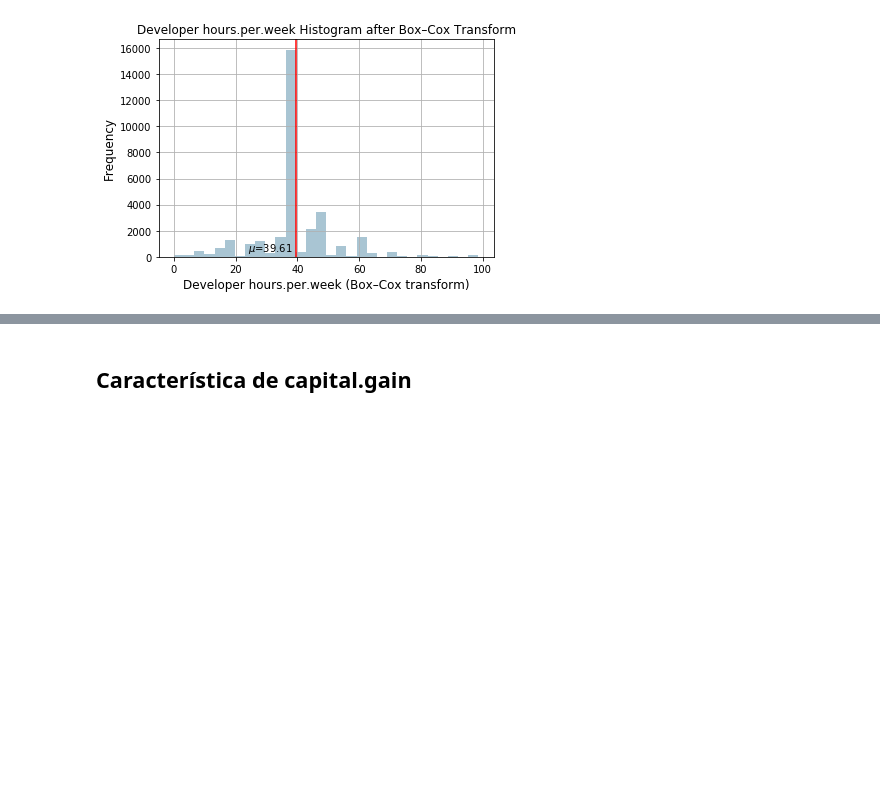
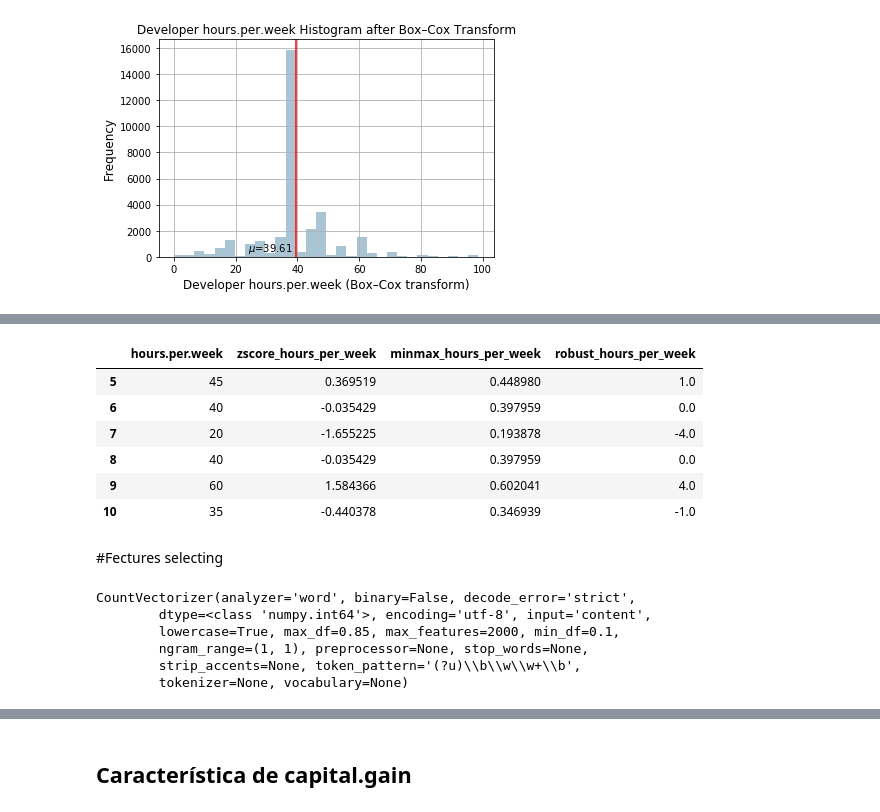
Before and after one commit to fepineda/AnalisisCensos, a Jupyter notebook: pre-process/pre-process.ipynb, the cells around one changed output, grey strips where cells are left out. Saved outputs shown, nothing was run; the diff lists cells and outputs as text; code cells hidden in the pictures; blank space fills up the shorter version.

```diff
--- a/pre-process/pre-process.ipynb
+++ b/pre-process/pre-process.ipynb
@@ -184,0 +204,7 @@ Text(24,450,'$\\mu$=5.01')
+# %%
+from sklearn.preprocessing import LabelEncoder
+
+gle_age_quantile_label = LabelEncoder()
+age_quantile_label_labels = gle_age_quantile_label.fit_transform(adult_df['age_quantile_label'])
+age_quantile_label_mappings = {index: label for index, label in enumerate(gle_age_quantile_label.classes_)}
+age_quantile_label_mappings
@@ -293,0 +382,26 @@ Text(24,450,'$\\mu$=39.61')
+# %%
+rs = RobustScaler()
+adult_df['robust_hours_per_week'] = rs.fit_transform(adult_df[['hours.per.week']])
+adult_df[['hours.per.week','zscore_hours_per_week','minmax_hours_per_week','robust_hours_per_week']].iloc[5:11]
+# %% [output]
+|  | hours.per.week | zscore_hours_per_week | minmax_hours_per_week | robust_hours_per_week |
+| 5 | 45 | 0.369519 | 0.448980 | 1.0 |
+| 6 | 40 | -0.035429 | 0.397959 | 0.0 |
+| 7 | 20 | -1.655225 | 0.193878 | -4.0 |
+| 8 | 40 | -0.035429 | 0.397959 | 0.0 |
+| 9 | 60 | 1.584366 | 0.602041 | 4.0 |
+| 10 | 35 | -0.440378 | 0.346939 | -1.0 |
+# %% [markdown]
+#Fectures selecting
+# %%
+from sklearn.feature_extraction.text import CountVectorizer
+
+cv = CountVectorizer(min_df=0.1, max_df=0.85, max_features=2000)
+cv
+# %% [output]
+CountVectorizer(analyzer='word', binary=False, decode_error='strict',
+        dtype=<class 'numpy.int64'>, encoding='utf-8', input='content',
+        lowercase=True, max_df=0.85, max_features=2000, min_df=0.1,
+        ngram_range=(1, 1), preprocessor=None, stop_words=None,
+        strip_accents=None, token_pattern='(?u)\\b\\w\\w+\\b',
+        tokenizer=None, vocabulary=None)
```
Also changed, not shown: parts of 31 cells of this notebook.
